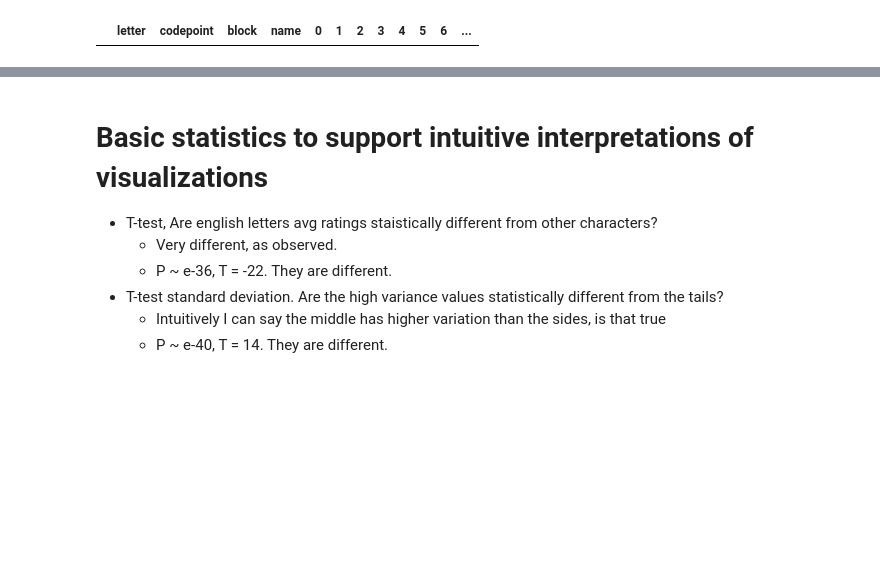
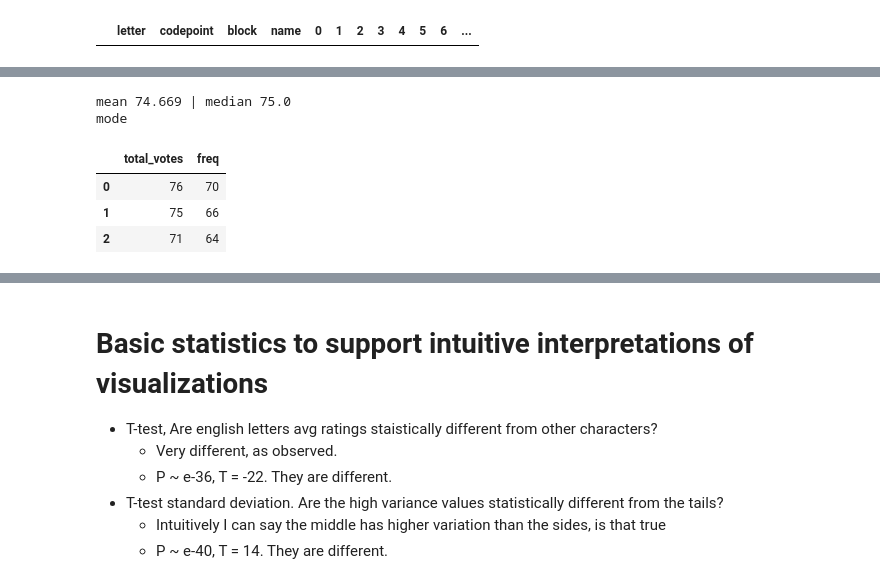
Before and after one commit to Nate-Sheibley/favorite_letters, a Jupyter notebook: favorite_letters.ipynb, the cells around one changed output, grey strips where cells are left out. Drawn from its saved outputs; the diff is of its cells as text; code cells hidden in the pictures; blank space fills up the shorter version.

```diff
--- a/favorite_letters.ipynb
+++ b/favorite_letters.ipynb
@@ -506,0 +533,20 @@ pd.concat(get_outliers(data, 'average'))
+# %%
+mean = round(data['total_votes'].mean(), 3)
+median = round(data['total_votes'].median(), 3)
+
+print('mean', mean, '| median', median)
+
+print('mode')
+data['total_votes'].\
+    value_counts().\
+        sort_values(ascending=False).\
+            rename('freq').\
+                head(3)\
+                    .reset_index()
+# %% [output]
+mean 74.669 | median 75.0
+mode
+|  | total_votes | freq |
+| 0 | 76 | 70 |
+| 1 | 75 | 66 |
+| 2 | 71 | 64 |
```
Also changed, not shown: parts of 6 cells of this notebook, 2 other files.
